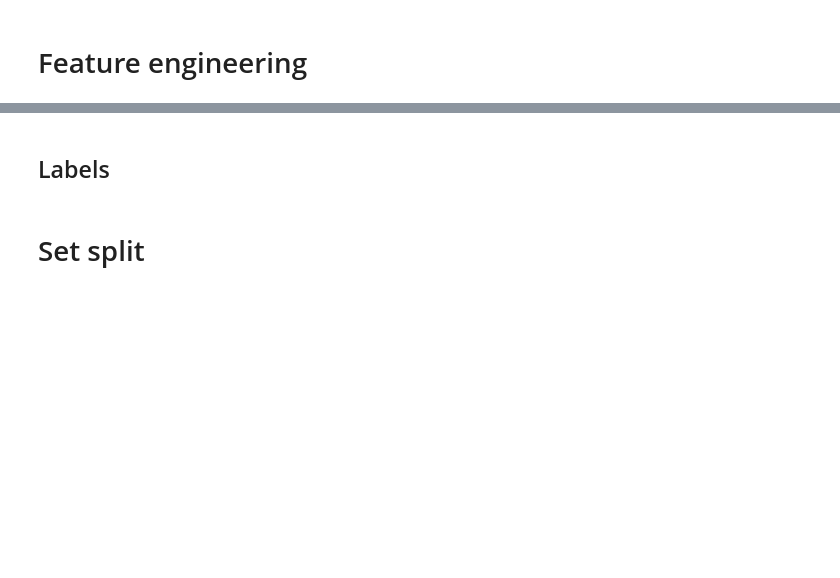
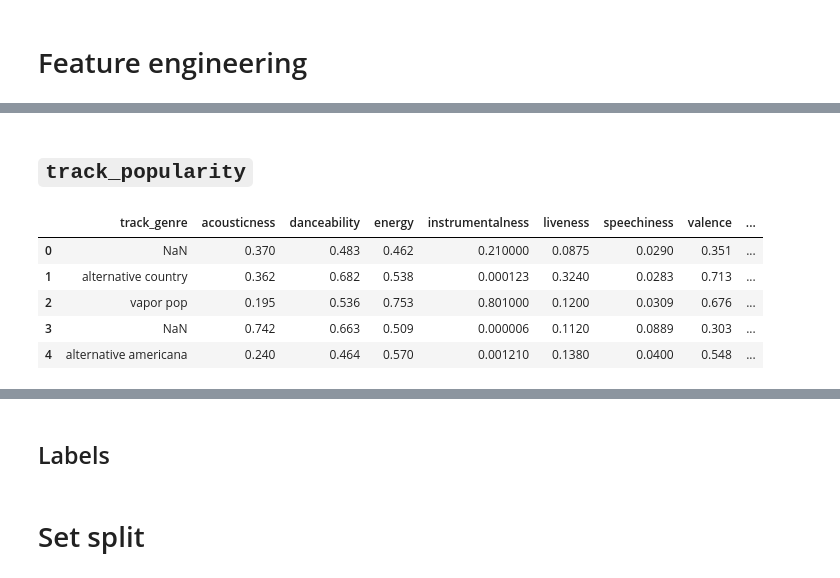
Before and after one commit to adamsiemaszkiewicz/eargasm-music, a Jupyter notebook: eargasm_Classification.ipynb, the cells around one changed output, grey strips where cells are left out. Saved outputs shown, nothing was run; the diff lists cells and outputs as text; code cells hidden in the pictures; blank space fills up the shorter version.

```diff
--- a/eargasm_Classification.ipynb
+++ b/eargasm_Classification.ipynb
@@ -127,0 +167,11 @@ X.head()
+# %% [markdown]
+## `track_popularity`
+# %%
+cut_into_categories('track_popularity', 7).head()
+# %% [output]
+|  | track_genre | acousticness | danceability | energy | instrumentalness | liveness | speechiness | valence | ... |
+| 0 | NaN | 0.370 | 0.483 | 0.462 | 0.210000 | 0.0875 | 0.0290 | 0.351 | ... |
+| 1 | alternative country | 0.362 | 0.682 | 0.538 | 0.000123 | 0.3240 | 0.0283 | 0.713 | ... |
+| 2 | vapor pop | 0.195 | 0.536 | 0.753 | 0.801000 | 0.1200 | 0.0309 | 0.676 | ... |
+| 3 | NaN | 0.742 | 0.663 | 0.509 | 0.000006 | 0.1120 | 0.0889 | 0.303 | ... |
+| 4 | alternative americana | 0.240 | 0.464 | 0.570 | 0.001210 | 0.1380 | 0.0400 | 0.548 | ... |
```
Also changed, not shown: parts of 61 cells of this notebook, 5 other files.
